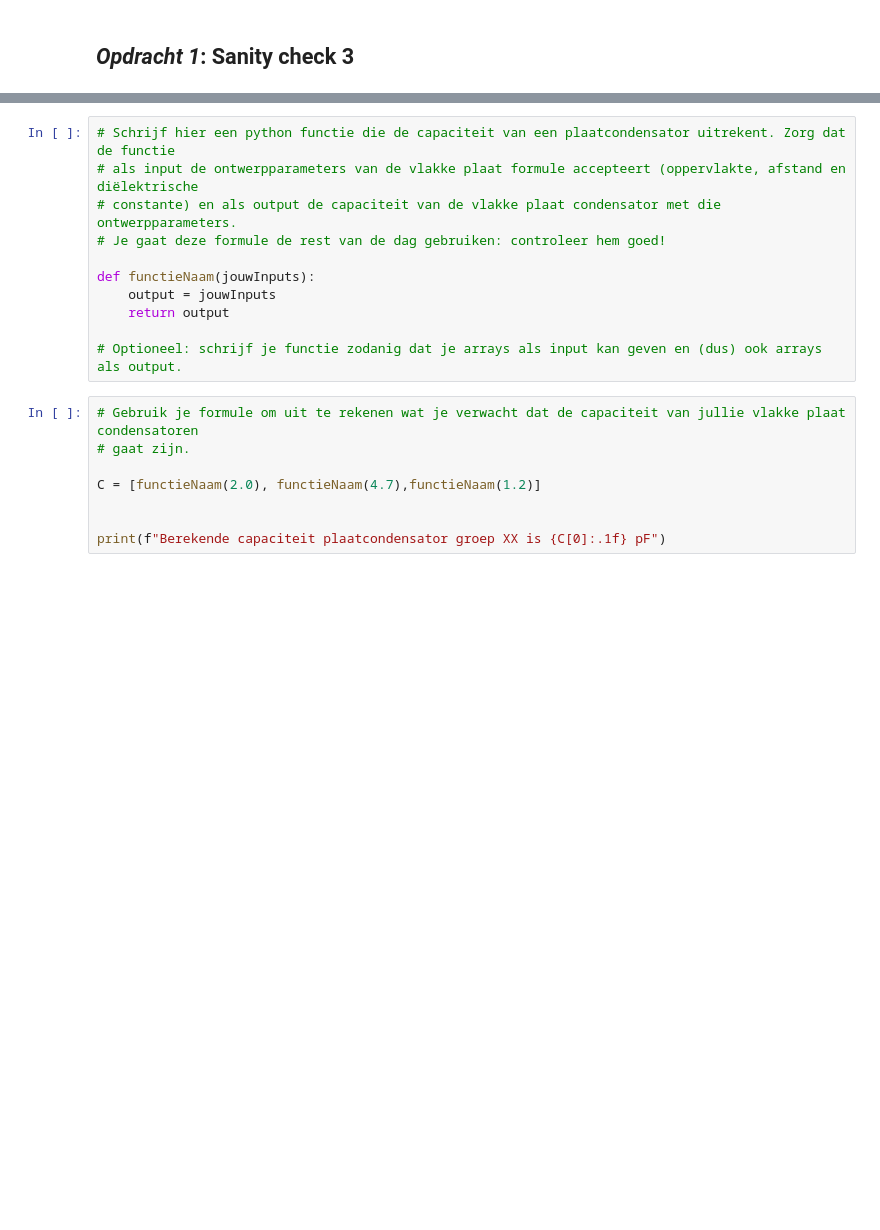
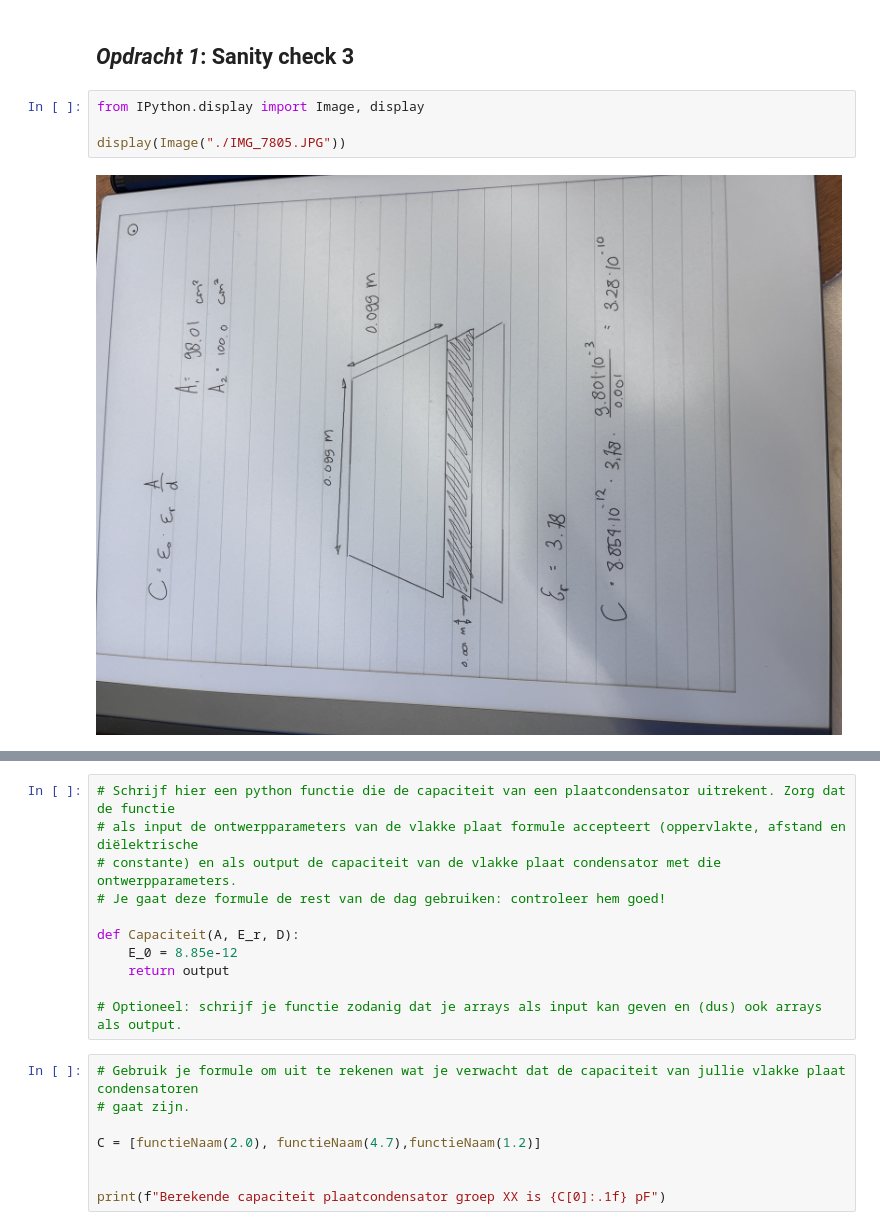
Before and after one commit to Vicky2k7/opdrachten-DEF-D, a Jupyter notebook: FysiekeOntwerpopdrachten/2OntwerpEenSensorCondensator/DEFOntwerpopdracht2OntwerpEenSensorInvulTemplate.ipynb, the cells around one changed output, grey strips where cells are left out. Cells and saved outputs as stored; diff of their text form; blank space fills up the shorter version.

```diff
--- a/FysiekeOntwerpopdrachten/2OntwerpEenSensorCondensator/DEFOntwerpopdracht2OntwerpEenSensorInvulTemplate.ipynb
+++ b/FysiekeOntwerpopdrachten/2OntwerpEenSensorCondensator/DEFOntwerpopdracht2OntwerpEenSensorInvulTemplate.ipynb
@@ -21,6 +21,12 @@ Aan het einde van deze ontwerpopdracht lever je als groep één gezamenlijk note
 | Pauze 2| 16:00-16:15 |
 # %% [markdown]
 ## *Opdracht 1*: Sanity check 3
+# %%
+from IPython.display import Image, display
+
+display(Image("./IMG_7805.JPG"))
+# %% [output]
+[figure, added]
 # %% [markdown]
 #### Voeg hier een foto van de schets van je plaatcondensator in. Geef daarbij ook duidelijk de waarde van $A$ en $d$ aan.
 <img src="tudelftLogo.png" alt="schets student 1" width="400"/>
@@ -30,8 +36,8 @@ Aan het einde van deze ontwerpopdracht lever je als groep één gezamenlijk note
 # constante) en als output de capaciteit van de vlakke plaat condensator met die ontwerpparameters.
 # Je gaat deze formule de rest van de dag gebruiken: controleer hem goed!
 
-def functieNaam(jouwInputs):
-    output = jouwInputs
+def Capaciteit(A, E_r, D):
+    E_0 = 8.85e-12
     return output
 
 # Optioneel: schrijf je functie zodanig dat je arrays als input kan geven en (dus) ook arrays als output.
```
Also changed, not shown: parts of 11 cells of this notebook, 5 other files.
